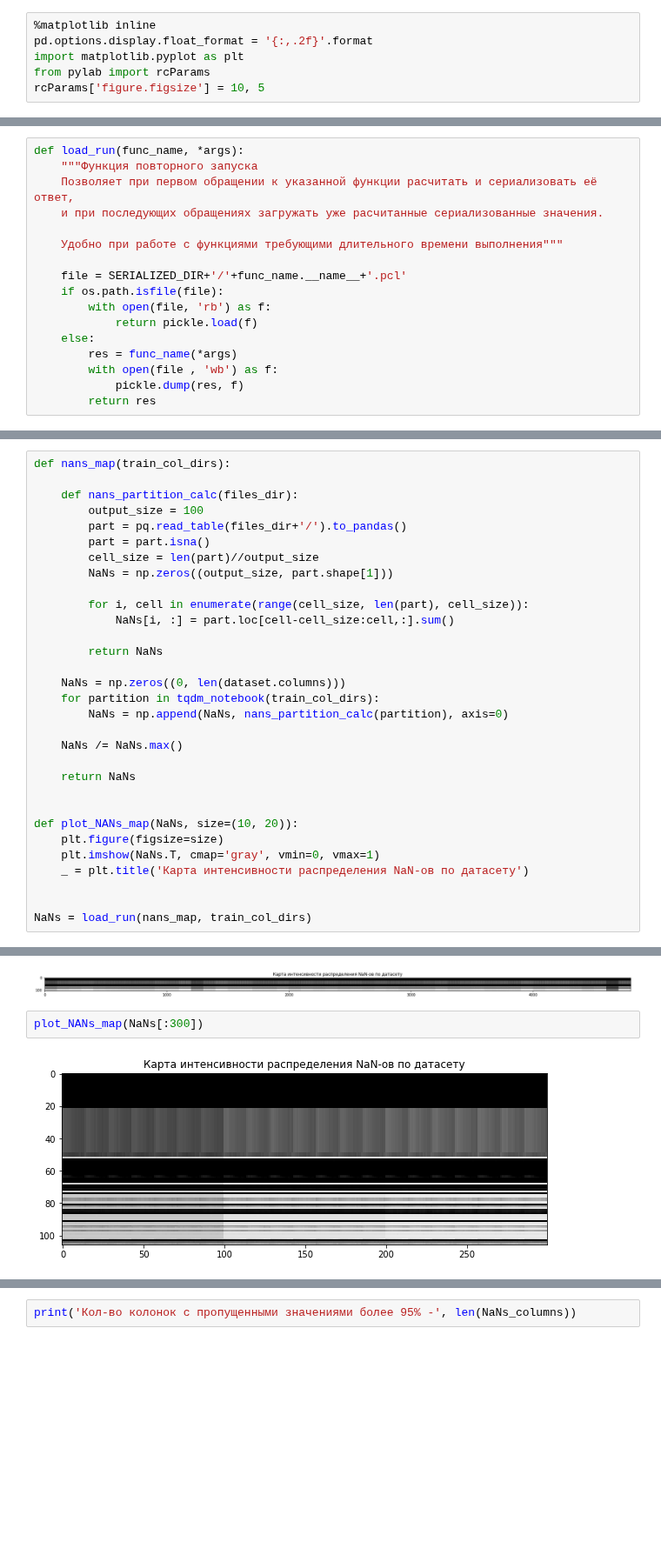
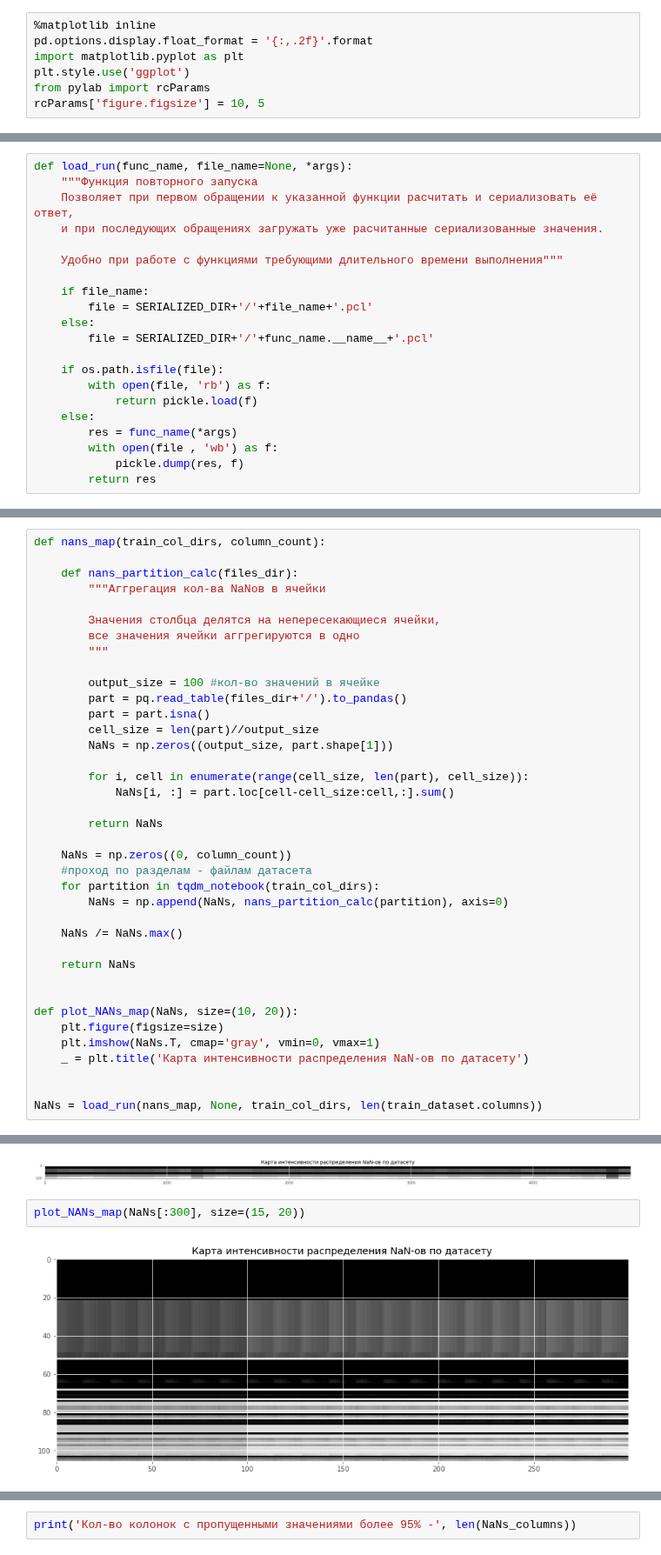
Before and after one commit to MLDPEngineer/User-behaviour-clasification, a Jupyter notebook: Create Dataset.ipynb, the cells around one changed output, grey strips where cells are left out. Shown at 87% size. Saved outputs shown, nothing was run; the diff lists cells and outputs as text; blank space fills up the shorter version.

```diff
--- a/Create Dataset.ipynb
+++ b/Create Dataset.ipynb
@@ -17,6 +18,7 @@ import pickle
 %matplotlib inline
 pd.options.display.float_format = '{:,.2f}'.format
 import matplotlib.pyplot as plt
+plt.style.use('ggplot')
 from pylab import rcParams
 rcParams['figure.figsize'] = 10, 5
 # %% [markdown]
@@ -26,14 +28,18 @@ dataset_dir = r'/home/protus/Documents/DATASETS/ML_Boot_camp/Colaborative filter
 train_col_dirs = glob.glob(dataset_dir+'/train/date*')
 SERIALIZED_DIR = './serialized'
 # %%
-def load_run(func_name, *args):
+def load_run(func_name, file_name=None, *args):
     """Функция повторного запуска
     Позволяет при первом обращении к указанной функции расчитать и сериализовать её ответ,
     и при последующих обращениях загружать уже расчитанные сериализованные значения.
 
     Удобно при работе с функциями требующими длительного времени выполнения"""
 
-    file = SERIALIZED_DIR+'/'+func_name.__name__+'.pcl'
+    if file_name:
+        file = SERIALIZED_DIR+'/'+file_name+'.pcl'
+    else:
+        file = SERIALIZED_DIR+'/'+func_name.__name__+'.pcl'
+
     if os.path.isfile(file):
         with open(file, 'rb') as f:
             return pickle.load(f)
@@ -72,10 +78,16 @@ print('Размер датасета {0:,}, кол-во столбцов {1}'.fo
 # %% [markdown]
 ### Анализ пропущенных значений
 # %%
-def nans_map(train_col_dirs):
+def nans_map(train_col_dirs, column_count):
 
     def nans_partition_calc(files_dir):
-        output_size = 100
+        """Аггрегация кол-ва NaNов в ячейки
+
+        Значения столбца делятся на непересекающиеся ячейки,
+        все значения ячейки аггрегируются в одно
+        """
+
+        output_size = 100 #кол-во значений в ячейке
         part = pq.read_table(files_dir+'/').to_pandas()
         part = part.isna()
         cell_size = len(part)//output_size
@@ -86,7 +98,8 @@ def nans_map(train_col_dirs):
 
         return NaNs
 
-    NaNs = np.zeros((0, len(dataset.columns)))
+    NaNs = np.zeros((0, column_count))
+    #проход по разделам - файлам датасета
     for partition in tqdm_notebook(train_col_dirs):
         NaNs = np.append(NaNs, nans_partition_calc(partition), axis=0)
 
@@ -101,4 +114,4 @@ def plot_NANs_map(NaNs, size=(10, 20)):
     _ = plt.title('Карта интенсивности распределения NaN-ов по датасету')
 
 
-NaNs = load_run(nans_map, train_col_dirs)
+NaNs = load_run(nans_map, None, train_col_dirs, len(train_dataset.columns))
@@ -109,9 +124,9 @@ plot_NANs_map(NaNs, size=(30, 20))
 # %% [output]
 [figure]
 # %%
-plot_NANs_map(NaNs[:300])
+plot_NANs_map(NaNs[:300], size=(15, 20))
 # %% [output]
-[figure, old version]
+[figure, new version]
 # %% [markdown]
 - видим, что в распределении пропущенных значений есть цикличность, а значит есть полезная структура
 - в то время как некоторые колонки содержат большое кол-во пропущенных значений
```
Also changed, not shown: parts of 26 cells of this notebook.
